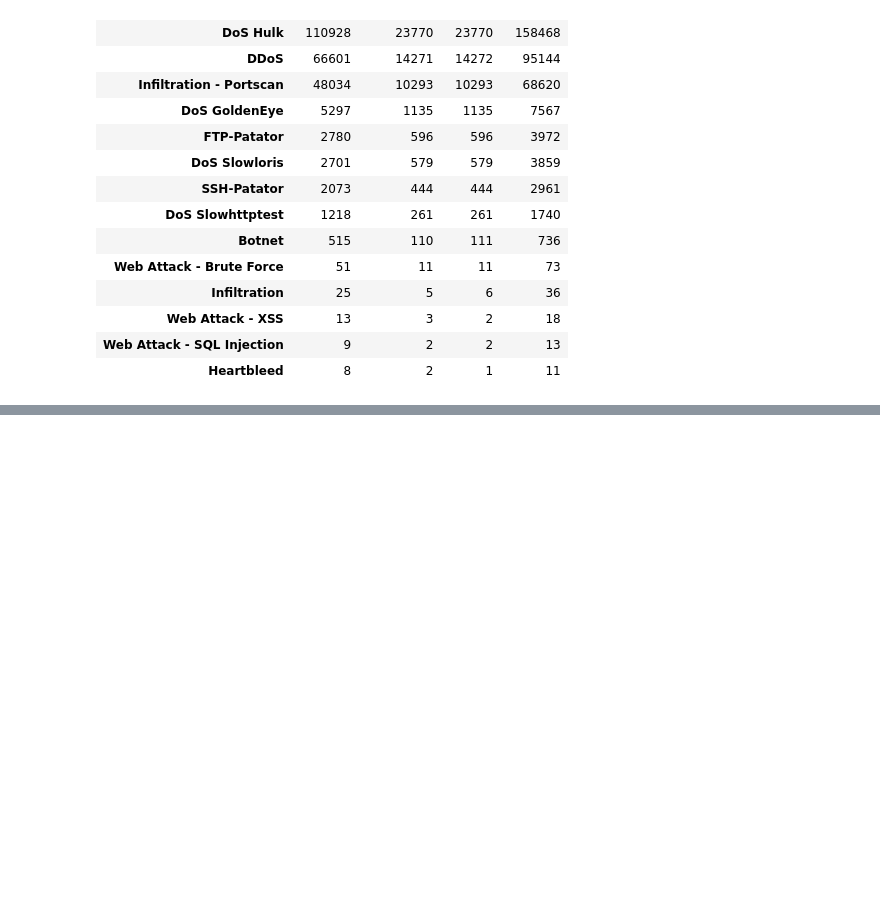
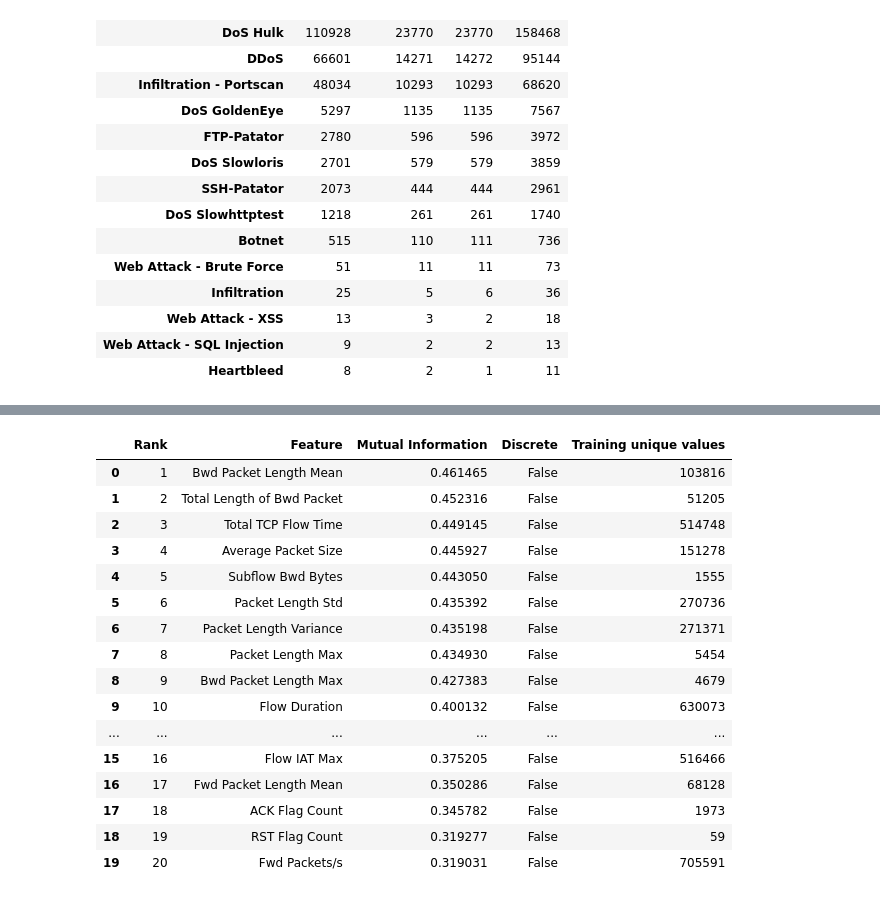
Before and after one commit to CharalampiaKal/cicids2017-progressive-feature-reduction, a Jupyter notebook: notebooks/01_data_audit_and_cleaning.ipynb, the cells around one changed output, grey strips where cells are left out. Drawn from its saved outputs; the diff is of its cells as text; code cells hidden in the pictures; blank space fills up the shorter version.

```diff
--- a/notebooks/01_data_audit_and_cleaning.ipynb
+++ b/notebooks/01_data_audit_and_cleaning.ipynb
@@ -584,0 +892,61 @@ Attack-label support in every partition:
+# %%
+# Remove the alphabetically later feature from every duplicate group
+duplicate_features_to_drop = [
+    group_feature
+    for group in duplicate_feature_groups
+    for group_feature in group[1:]
+]
+
+print("Duplicate features removed:")
+for feature in duplicate_features_to_drop:
+    print("-", feature)
+
+feature_keep_mask = ~np.isin(
+    feature_names,
+    duplicate_features_to_drop
+)
+
+# Apply the same feature removal to every partition
+X_train = X_train[:, feature_keep_mask]
+X_validation = X_validation[:, feature_keep_mask]
+X_test = X_test[:, feature_keep_mask]
+
+feature_names = feature_names[feature_keep_mask]
+training_unique_counts = training_unique_counts[
+    feature_keep_mask
+]
+discrete_feature_mask = discrete_feature_mask[
+    feature_keep_mask
+]
+
+final_model_feature_columns = feature_names.tolist()
+
+# Remove duplicate columns from the existing univariate MI ranking
+mutual_information_df = (
+    mutual_information_df[
+        ~mutual_information_df["Feature"].isin(
+            duplicate_features_to_drop
+        )
+    ]
+    .reset_index(drop=True)
+)
+
+mutual_information_df["Rank"] = np.arange(
+    1,
+    len(mutual_information_df) + 1
+)
+
+ranked_feature_names = mutual_information_df[
+    "Feature"
+].to_numpy()
+
+gc.collect()
+
+print("\nFinal candidate features:", len(feature_names))
+print("Training matrix:", X_train.shape)
+print("Validation matrix:", X_validation.shape)
+print("Test matrix:", X_test.shape)
+
+print("\nFinal top 20 Mutual Information features:")
+display(mutual_information_df.head(20))
+# %% [output]
@@ -584,0 +964,17 @@ Attack-label support in every partition:
+|  | Rank | Feature | Mutual Information | Discrete | Training unique values |
+| 0 | 1 | Bwd Packet Length Mean | 0.461465 | False | 103816 |
+| 1 | 2 | Total Length of Bwd Packet | 0.452316 | False | 51205 |
+| 2 | 3 | Total TCP Flow Time | 0.449145 | False | 514748 |
+| 3 | 4 | Average Packet Size | 0.445927 | False | 151278 |
+| 4 | 5 | Subflow Bwd Bytes | 0.443050 | False | 1555 |
+| 5 | 6 | Packet Length Std | 0.435392 | False | 270736 |
+| 6 | 7 | Packet Length Variance | 0.435198 | False | 271371 |
+| 7 | 8 | Packet Length Max | 0.434930 | False | 5454 |
+| 8 | 9 | Bwd Packet Length Max | 0.427383 | False | 4679 |
+| 9 | 10 | Flow Duration | 0.400132 | False | 630073 |
+| ... | ... | ... | ... | ... | ... |
+| 15 | 16 | Flow IAT Max | 0.375205 | False | 516466 |
+| 16 | 17 | Fwd Packet Length Mean | 0.350286 | False | 68128 |
+| 17 | 18 | ACK Flag Count | 0.345782 | False | 1973 |
+| 18 | 19 | RST Flag Count | 0.319277 | False | 59 |
+| 19 | 20 | Fwd Packets/s | 0.319031 | False | 705591 |
```
Also changed, not shown: parts of 8 cells of this notebook.
